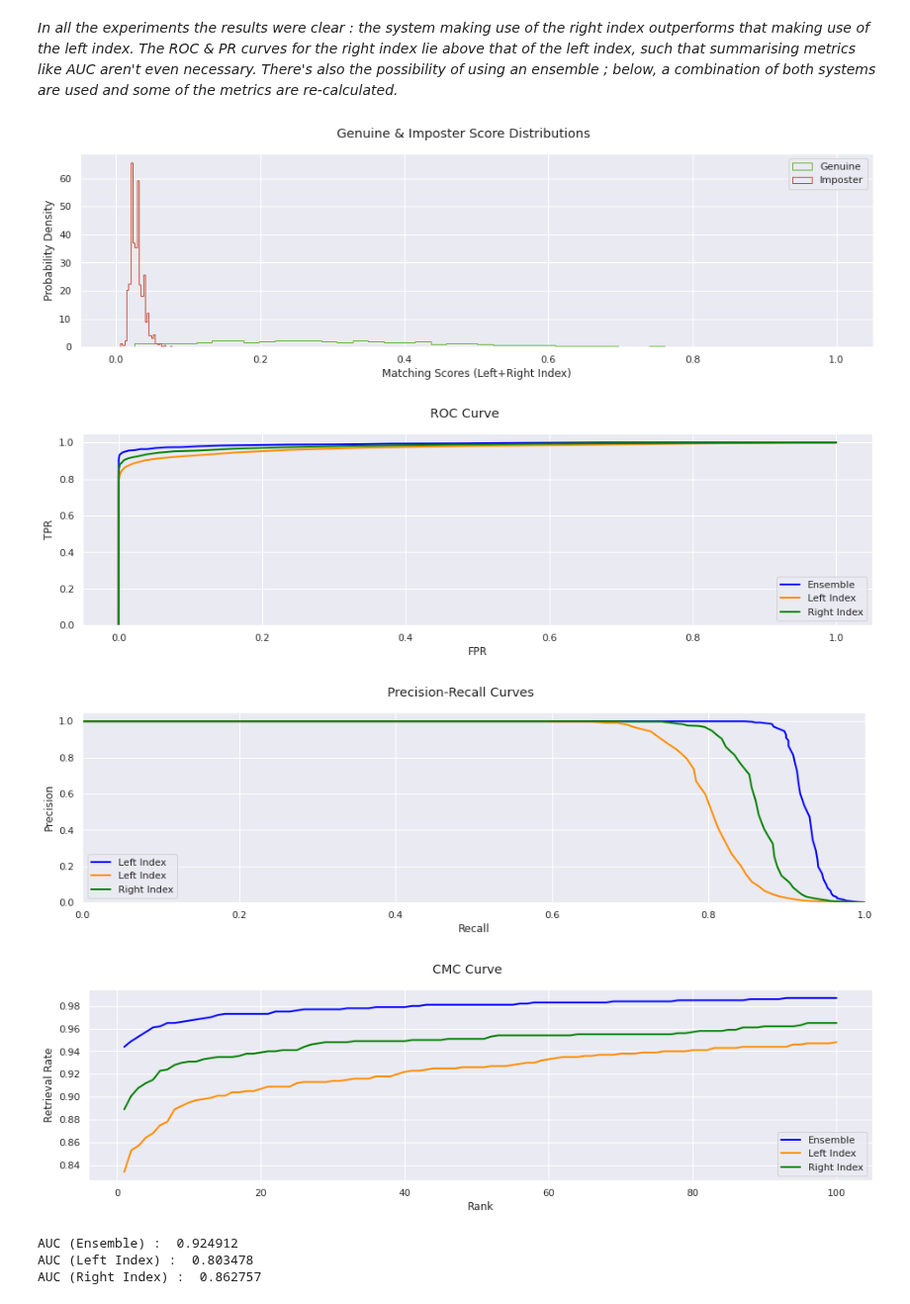
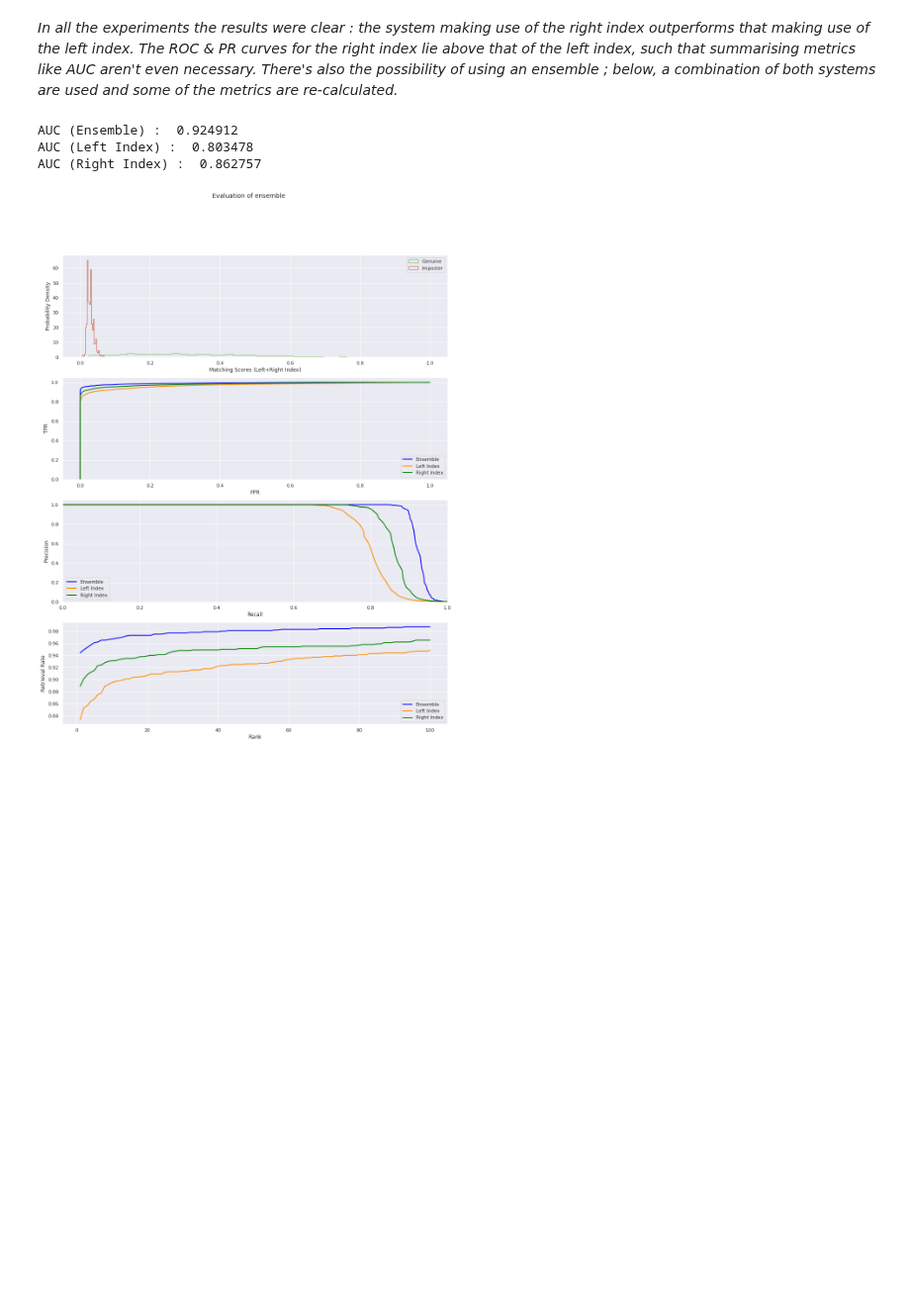
Before and after one commit to BrunoVandekerkhove/biometric-systems, a Jupyter notebook: evaluation/evaluation.ipynb, the cells around one changed output. Shown at 99% size. Drawn from its saved outputs; the diff is of its cells as text; code cells hidden in the pictures; blank space fills up the shorter version.

Commit message:
Clean-up & d' scores

```diff
--- a/evaluation/evaluation.ipynb
+++ b/evaluation/evaluation.ipynb
@@ -25,6 +22,17 @@ from tqdm.notebook import tqdm as tqdm_notebook # progress bar
 import BSSR1
 import seaborn as sns
 sns.set(style="darkgrid")
+from IPython.core.display import HTML
+def center_plots():
+  display(HTML("""
+  <style>
+  #output-body {
+    display: flex;
+    align-items: center;
+    justify-content: center;
+  }
+  </style>
+  """))
 # %% [markdown]
 ## Read Dataset
 # %%
@@ -634,63 +599,54 @@ With all above plots and metrics, you can start comparing different biometric sy
 # %%
 similarity_matrix = 0.5 * li_similarity_matrix + 0.5 * ri_similarity_matrix
 genuine_id, scores = BSSR1.sim2scores(similarity_matrix)
 
+center_plots()
+figure, axes = plt.subplots(nrows=4, figsize=(16,20))
+
 # Probability density functions
 kwargs = dict(histtype='step', density=True, bins=45)
-figure, axes = plt.subplots(ncols=1, figsize=(16,4))
-figure.suptitle('Genuine & Imposter Score Distributions')
-axes.hist(scores[genuine_id > 0], color=(0.4,0.7,0.2), label='Genuine', **kwargs)
-axes.hist(scores[genuine_id < 1], color=(0.75,0.3,0.2), label='Imposter', **kwargs)
-axes.set(xlabel='Matching Scores (Left+Right Index)', ylabel='Probability Density')
-axes.legend();
-plt.show()
+figure.suptitle('Evaluation of ensemble')
+
+# Distributions
+axes[0].hist(scores[genuine_id > 0], color=(0.4,0.7,0.2), label='Genuine', **kwargs)
+axes[0].hist(scores[genuine_id < 1], color=(0.75,0.3,0.2), label='Imposter', **kwargs)
+axes[0].set(xlabel='Matching Scores (Left+Right Index)', ylabel='Probability Density')
+axes[0].legend();
 
 # ROC Curve
 fpr, tpr, _ = roc_curve(genuine_id, scores)
-figure, axes = plt.subplots(nrows=1, ncols=1, figsize=(16,4))
-figure.suptitle('ROC Curve')
-axes.plot(fpr, tpr, color='blue', lw=2, label='Ensemble')
-axes.plot(li_fpr, li_tpr, color='darkorange', lw=2, label='Left Index')
-axes.plot(ri_fpr, ri_tpr, color='green', lw=2, label='Right Index')
+axes[1].plot(fpr, tpr, color='blue', lw=2, label='Ensemble')
+axes[1].plot(li_fpr, li_tpr, color='darkorange', lw=2, label='Left Index')
+axes[1].plot(ri_fpr, ri_tpr, color='green', lw=2, label='Right Index')
 # equal = np.linspace(0.0,1.0,50).tolist() # FPR == FRR
 # axes.plot(equal, equal[::-1], '--', color=[0.4,0.4,1.0], label='FPR == FRR')
-axes.set(xlabel='FPR', ylabel='TPR', ylim=[0.0,1.05])
-axes.legend()
-plt.show()
+axes[1].set(xlabel='FPR', ylabel='TPR', ylim=[0.0,1.05])
+axes[1].legend()
 
 # PR curve
 from sklearn.metrics import precision_recall_curve
 precision, recall, _ = precision_recall_curve(genuine_id, scores)
-figure, axes = plt.subplots(ncols=1, figsize=(16,4))
-figure.suptitle('Precision-Recall Curves')
-axes.plot(recall, precision, color='blue', lw=2, label='Left Index')
-axes.plot(li_recall, li_precision, color='darkorange', lw=2, label='Left Index')
-axes.plot(ri_recall, ri_precision, color='green', lw=2, label='Right Index')
-axes.set(xlabel='Recall', ylabel='Precision', xlim=[0.0,1.0], ylim=[0.0,1.05])
-axes.legend()
-plt.show()
+axes[2].plot(recall, precision, color='blue', lw=2, label='Ensemble')
+axes[2].plot(li_recall, li_precision, color='darkorange', lw=2, label='Left Index')
+axes[2].plot(ri_recall, ri_precision, color='green', lw=2, label='Right Index')
+axes[2].set(xlabel='Recall', ylabel='Precision', xlim=[0.0,1.0], ylim=[0.0,1.05])
+axes[2].legend()
 
 # CMC
 n_ranks = 100
 cmc = CMC(similarity_matrix.values.tolist(), n_ranks)
-figure, axes = plt.subplots(ncols=1, figsize=(16,4))
-figure.suptitle('CMC Curve')
-axes.plot(list(range(1,n_ranks+1)), cmc, color='blue', lw=2, label='Ensemble')
-axes.plot(list(range(1,n_ranks+1)), li_cmc, color='darkorange', lw=2, label='Left Index')
-axes.plot(list(range(1,n_ranks+1)), ri_cmc, color='green', lw=2, label='Right Index')
-axes.set(xlabel='Rank', ylabel='Retrieval Rate')
-axes.legend()
-plt.show()
+axes[3].plot(list(range(1,n_ranks+1)), cmc, color='blue', lw=2, label='Ensemble')
+axes[3].plot(list(range(1,n_ranks+1)), li_cmc, color='darkorange', lw=2, label='Left Index')
+axes[3].plot(list(range(1,n_ranks+1)), ri_cmc, color='green', lw=2, label='Right Index')
+axes[3].set(xlabel='Rank', ylabel='Retrieval Rate')
+axes[3].legend()
 
 # AUC (for PR)
 print('AUC (Ensemble) : % f' % auc(recall, precision))
 print('AUC (Left Index) : % f' % auc(li_recall, li_precision))
 print('AUC (Right Index) : % f' % auc(ri_recall, ri_precision))
 # %% [output]
+AUC (Ensemble) :  0.924912
+AUC (Left Index) :  0.803478
+AUC (Right Index) :  0.862757
-[figure, old version]
+[figure, new version]
-[figure, removed]
-[figure, removed]
-[figure, removed]
-AUC (Ensemble) :  0.924912
-AUC (Left Index) :  0.803478
-AUC (Right Index) :  0.862757
```
Also changed, not shown: parts of 29 cells of this notebook.
